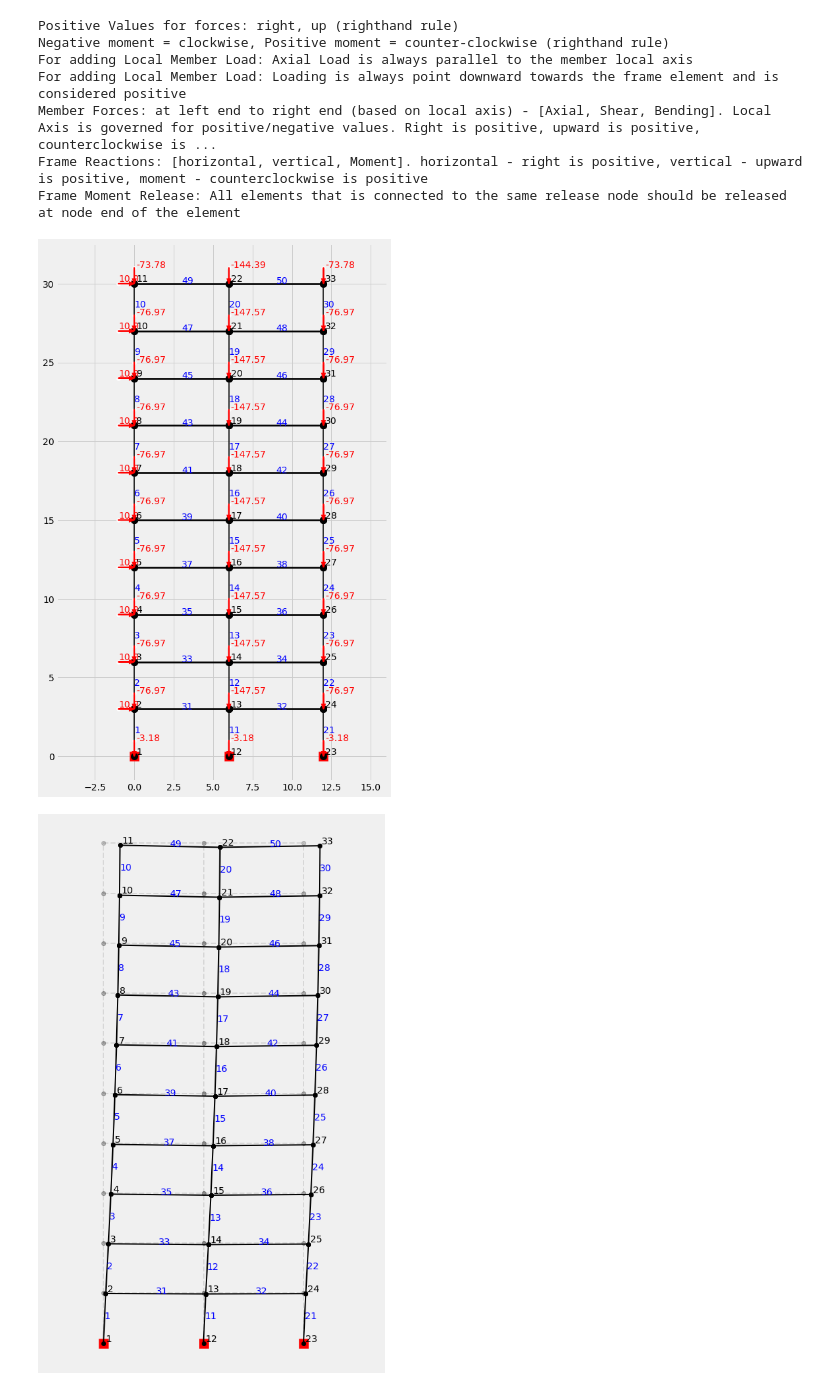
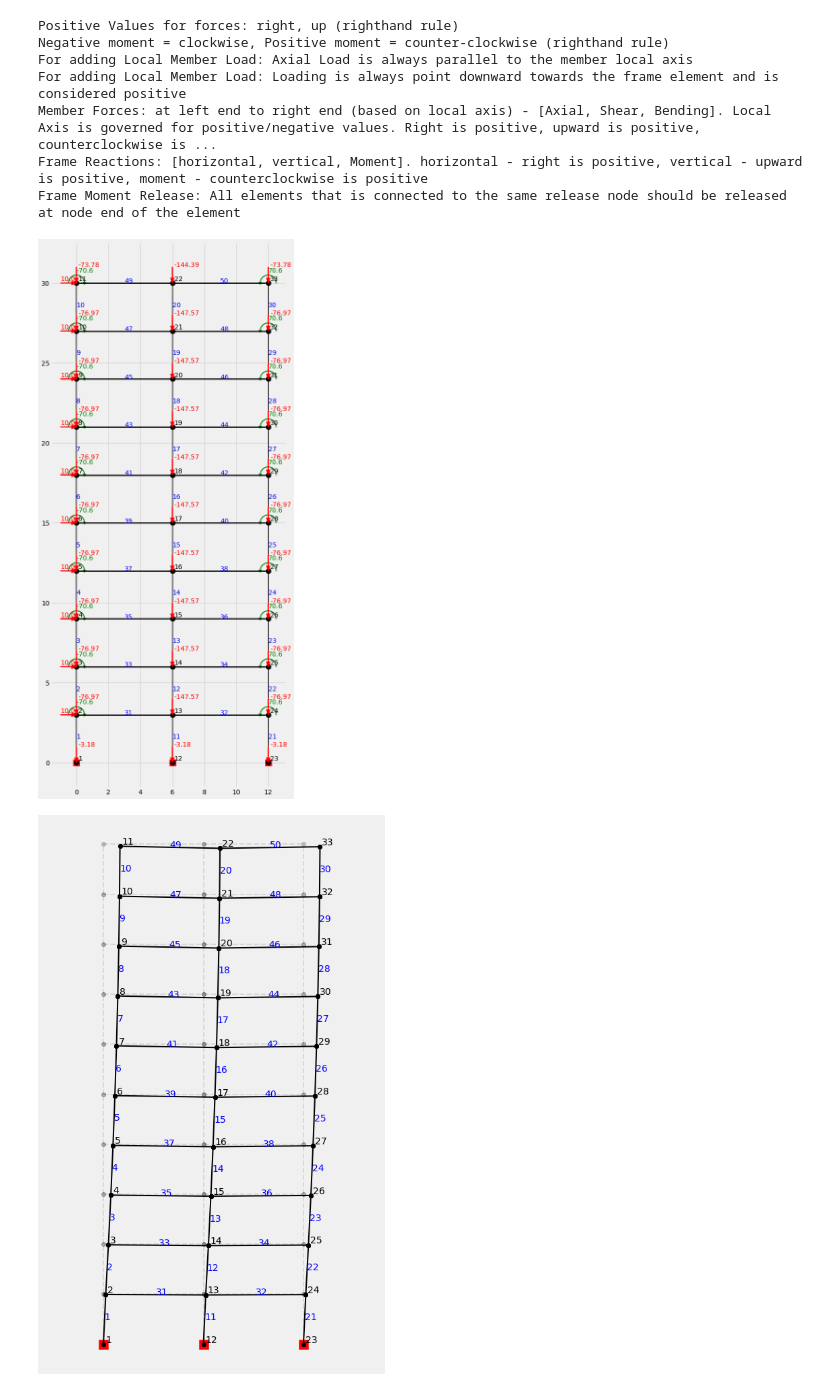
Before and after one commit to mjamezquidilla/pysead, a Jupyter notebook: Examples/Frame_2D/Example 5A.ipynb, the cells around one changed output. Cells and saved outputs as stored; diff of their text form; code cells hidden in the pictures.

Commit message:
Updated to Draw Moment Arc Arrow

```diff
--- a/Examples/Frame_2D/Example 5A.ipynb
+++ b/Examples/Frame_2D/Example 5A.ipynb
@@ -91,14 +91,14 @@ for member in members_list:
 # %%
 Frame = Frame_2D()
 Frame.Compile_Frame_Member_Properties(members_list)
 Frame.supports = {1:[1,1,1], 12:[1,1,1], 23:[1,1,1]}
 
 for i in range(2,12):
     Frame.Add_Load_Node({i:[10,0,0]})
 
-Frame.Draw_Frame_Setup(figure_size = [8,14], width_of_arrow=0.2)
+Frame.Draw_Frame_Setup(figure_size = [8,20], width_of_arrow=0.2, radius_of_arc=1)
 # %% [output]
-[figure, old version]
+[figure, new version]
 # %%
 Frame.Solve()
 Frame.Draw_Frame_Displacements(figure_size = [8,14], magnification_factor = 20)
```
Also changed, not shown: 7 other files.
